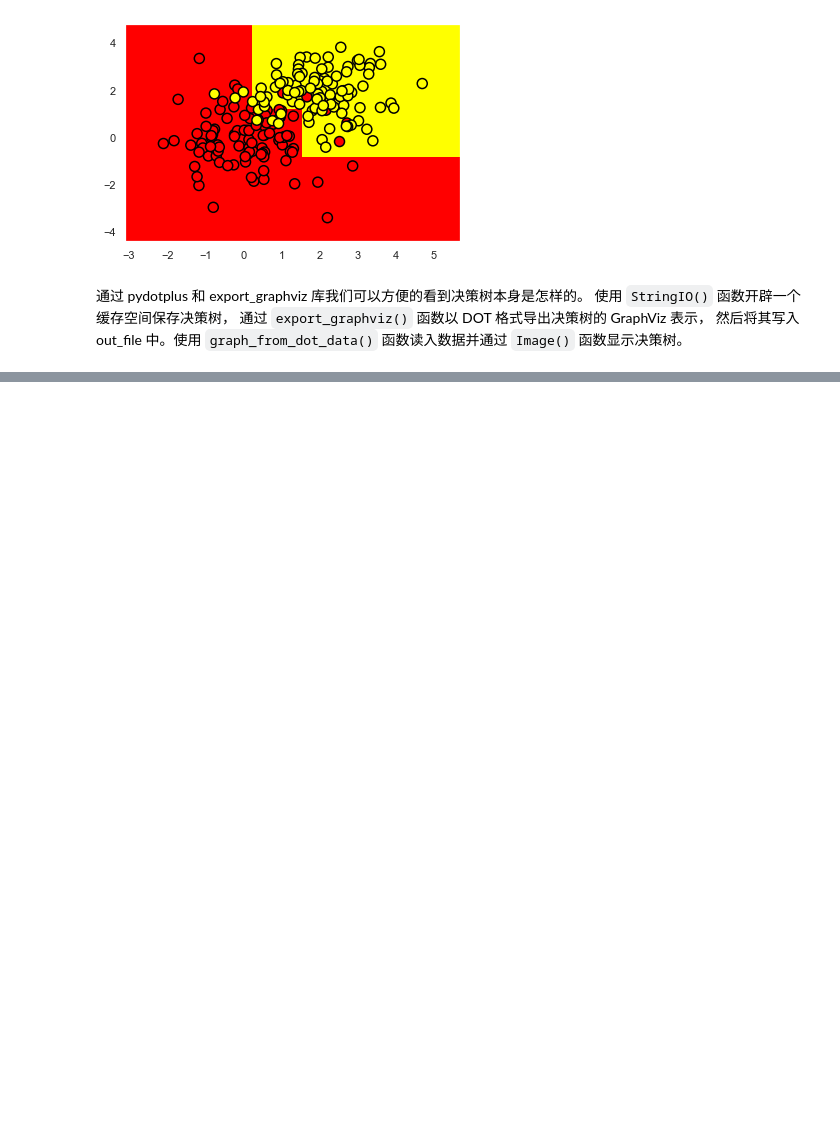
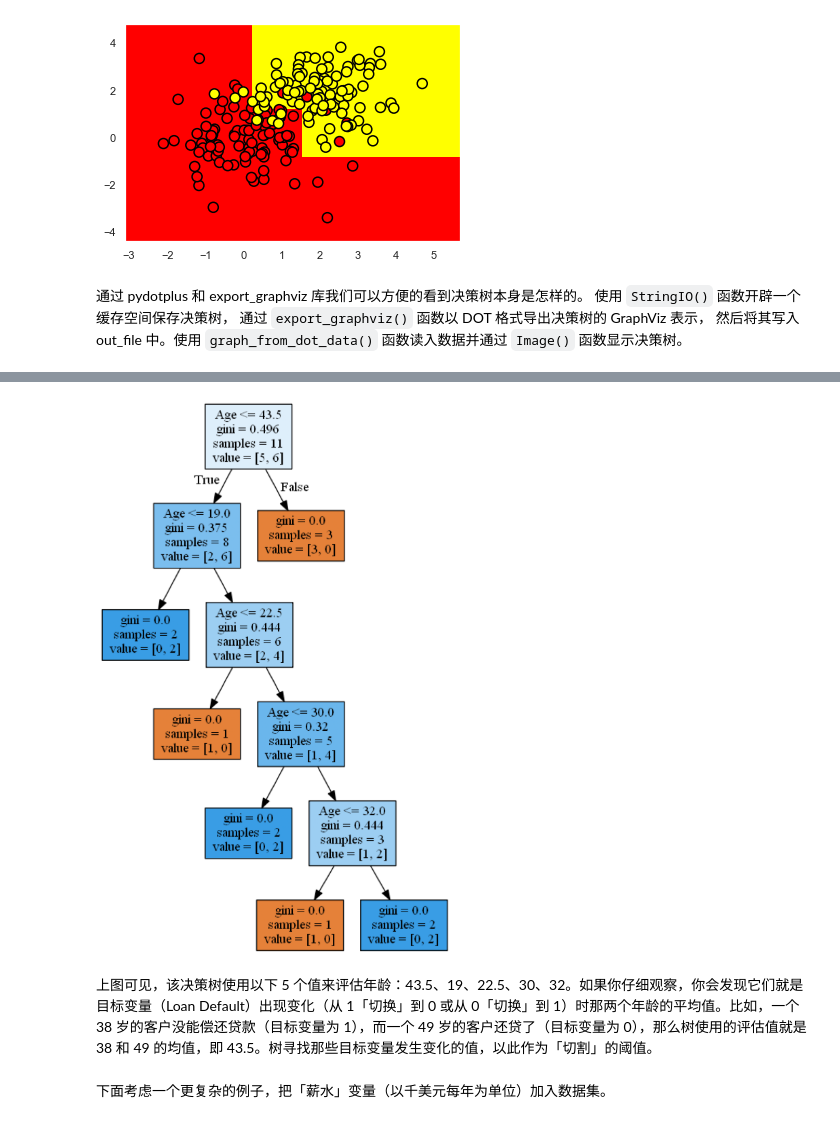
Before and after one commit to Hoshea2686/Tutorial20210629, a Jupyter notebook: CourseMachineLearning/study5.ipynb, the cells around one changed output, grey strips where cells are left out. Cells and saved outputs as stored; diff of their text form; code cells hidden in the pictures; blank space fills up the shorter version.

```diff
--- a/CourseMachineLearning/study5.ipynb
+++ b/CourseMachineLearning/study5.ipynb
@@ -228,0 +284,4 @@ plt.scatter(train_data[:, 0], train_data[:, 1], c=train_labels, s=100,
+# %%
+data = pd.DataFrame({'Age': [17, 64, 18, 20, 38, 49, 55, 25, 29, 31, 33],
+                     'Loan Default': [1, 0, 1, 0, 1, 0, 0, 1, 1, 0, 1]})
+data
@@ -228,0 +317,15 @@ plt.scatter(train_data[:, 0], train_data[:, 1], c=train_labels, s=100,
+# %%
+# 训练一个决策树，并可视化
+age_tree = DecisionTreeClassifier(random_state=17)
+age_tree.fit(data["Age"].values.reshape(-1, 1), data["Loan Default"].values)
+dot_data = StringIO()
+export_graphviz(age_tree, feature_names=["Age"], out_file=dot_data,
+                filled=True)
+
+show_dot_img(dot_data)
+# %% [output]
+[figure, added]
+# %% [markdown]
+上图可见，该决策树使用以下 5 个值来评估年龄：43.5、19、22.5、30、32。如果你仔细观察，你会发现它们就是目标变量（Loan Default）出现变化（从 1「切换」到 0 或从 0「切换」到 1）时那两个年龄的平均值。比如，一个 38 岁的客户没能偿还贷款（目标变量为 1），而一个 49 岁的客户还贷了（目标变量为 0），那么树使用的评估值就是 38 和 49 的均值，即 43.5。树寻找那些目标变量发生变化的值，以此作为「切割」的阈值。
+# %% [markdown]
+下面考虑一个更复杂的例子，把「薪水」变量（以千美元每年为单位）加入数据集。
```
Also changed, not shown: parts of 168 cells of this notebook, 15 other files.
